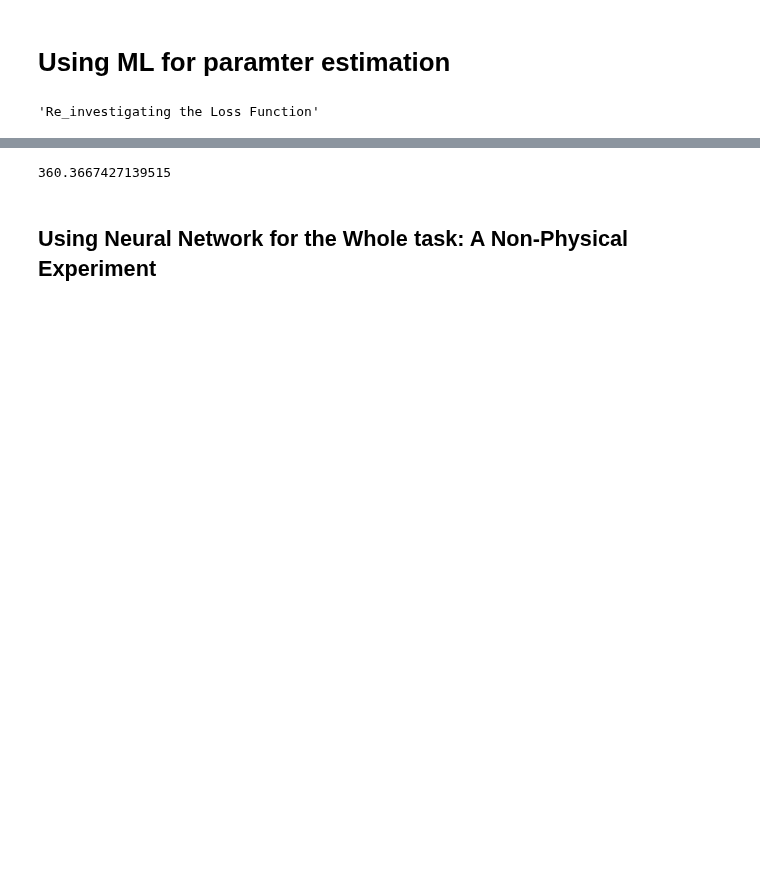
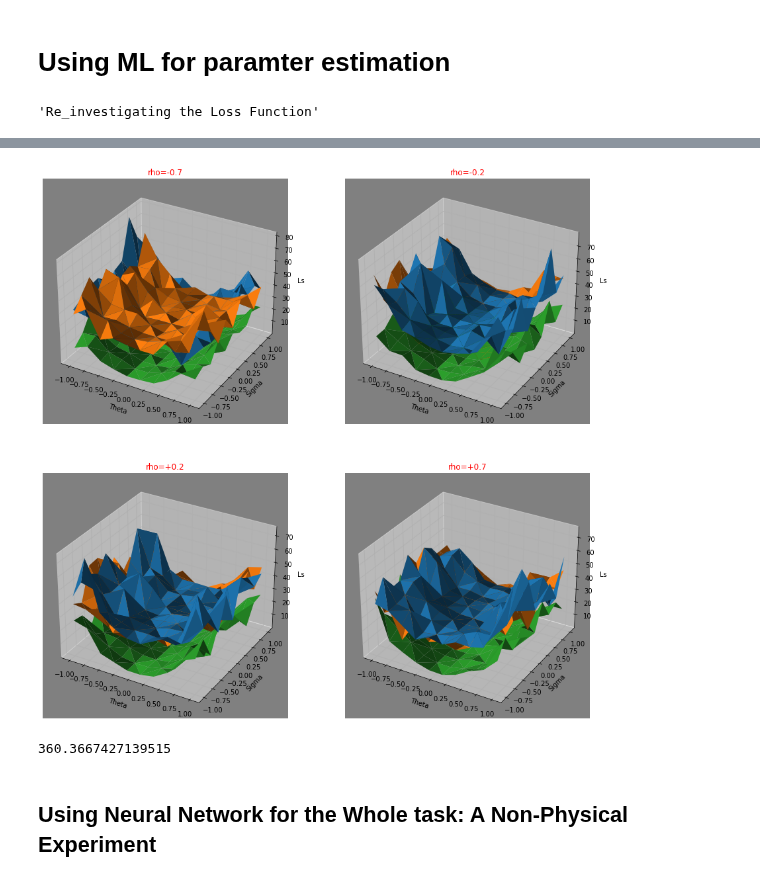
Before and after one commit to aidinattar/Volatility-carry-trading-strategy, a Jupyter notebook: Parameter_Estimation_ML.ipynb, the cells around one changed output, grey strips where cells are left out. Drawn from its saved outputs; the diff is of its cells as text; code cells hidden in the pictures; blank space fills up the shorter version.

Commit message:
Back to Heston Loss Function Minimization: Loss 3D Plots Added

```diff
--- a/Parameter_Estimation_ML.ipynb
+++ b/Parameter_Estimation_ML.ipynb
@@ -48,8 +39,8 @@ Y= [dataset[i+n+1] for i in range(len(dataset) - n -1)]
 # %%
 """Splitting Data into Train and Test set"""
 
-m_training= 2000
-m_test= 1000
+m_training= 400
+m_test= 100
 
 X_training= X[:m_training]
 Y_training= Y[:m_training]
@@ -85,5 +76,17 @@ def Ls(X):
         return V1
     Ls = (1/m) * np.sum(np.array([(heston_inner_func(i) - Y_training[i])**2 for i in range(m)]))
     return Ls
+# %%
+"""TEST"""
+
+m=len(X_training)  #Training set size
+def Ls(X):
+    def heston_inner_func(i):   #calculates the predicted lable for each training sample
+        WT  = np.random.multivariate_normal(np.array([0, 0]), np.array([[1, -0.7], [-0.7, 1]]))[1]
+        V1 =  np.abs(X_training[i] + 0.5 * (X[0] - X_training[i]) * 1 +
+                     X[1] * np.sqrt(X_training[i]) * WT + .25 * X[1]**2 * (WT**2 - 1))
+        return V1
+    Ls = (1/m) * np.sum(np.array([(heston_inner_func(i) - Y_training[i])**2 for i in range(m)]))
+    return Ls
 # %%
 """Re_investigating the Loss Function"""
@@ -105,3 +148,54 @@ Minimum Ls: 258.4466653462006
+# %%
+x = np.linspace(-1,1,10)
+y = np.linspace(-1,1,10)
+X,Y = np.meshgrid(x,y)
+X =  np.ravel(X)
+Y =  np.ravel(Y)
+
+fig, ([ax1, ax2], [ax3, ax4]) = plt.subplots(2,2, subplot_kw={"projection": "3d"}, figsize=(15,15))
+ax1.plot_trisurf(X,Y,Z, label = "0.5")
+ax1.plot_trisurf(X,Y,Z1, label = "-0.5")
+ax1.plot_trisurf(X,Y,Z2, label = "0")
+ax1.set_title('rho=-0.7', color ='red')
+ax1.set_xlabel('Theta')
+ax1.set_ylabel('Sigma')
+ax1.set_zlabel('Ls')
+# ax.legend(loc="best")
+ax1.set_facecolor("gray")
+
+ax2.plot_trisurf(X,Y,Z3, label = "0.5")
+ax2.plot_trisurf(X,Y,Z4, label = "-0.5")
+ax2.plot_trisurf(X,Y,Z5, label = "0")
+ax2.set_title('rho=-0.2', color ='red')
+ax2.set_xlabel('Theta')
+ax2.set_ylabel('Sigma')
+ax2.set_zlabel('Ls')
+# ax.legend(loc="best")
+ax2.set_facecolor("gray")
+
+ax3.plot_trisurf(X,Y,Z6, label = "0.5")
+ax3.plot_trisurf(X,Y,Z7, label = "-0.5")
+ax3.plot_trisurf(X,Y,Z8, label = "0")
+ax3.set_title('rho=+0.2', color ='red')
+ax3.set_xlabel('Theta')
+ax3.set_ylabel('Sigma')
+ax3.set_zlabel('Ls')
+# ax.legend(loc="best")
+ax3.set_facecolor("gray")
+
+ax4.plot_trisurf(X,Y,Z9, label = "0.5")
+ax4.plot_trisurf(X,Y,Z10, label = "-0.5")
+ax4.plot_trisurf(X,Y,Z11, label = "0")
+ax4.set_title('rho=+0.7', color ='red')
+ax4.set_xlabel('Theta')
+ax4.set_ylabel('Sigma')
+ax4.set_zlabel('Ls')
+# ax.legend(loc="best")
+ax4.set_facecolor("gray")
+
+# plt.figure()
+# %% [output]
+[figure, added]
 # %%
 """Evaluating the model on test Set"""
 
```
Also changed, not shown: parts of 13 cells of this notebook.
